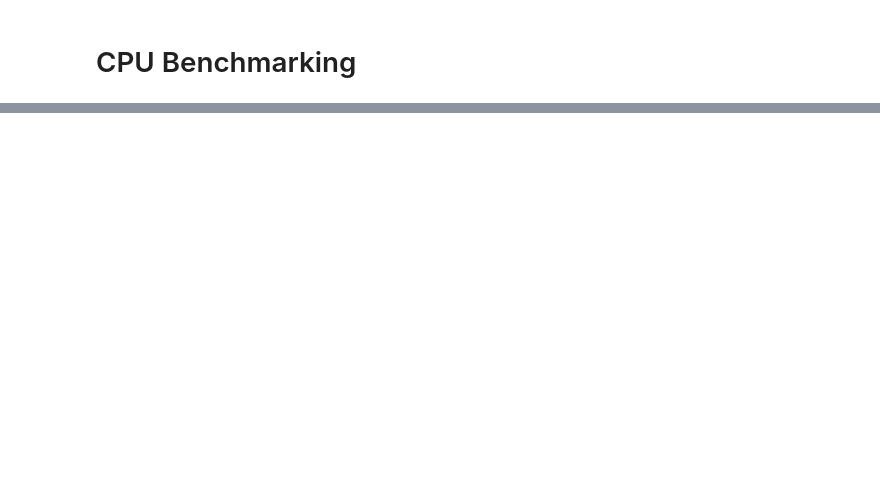
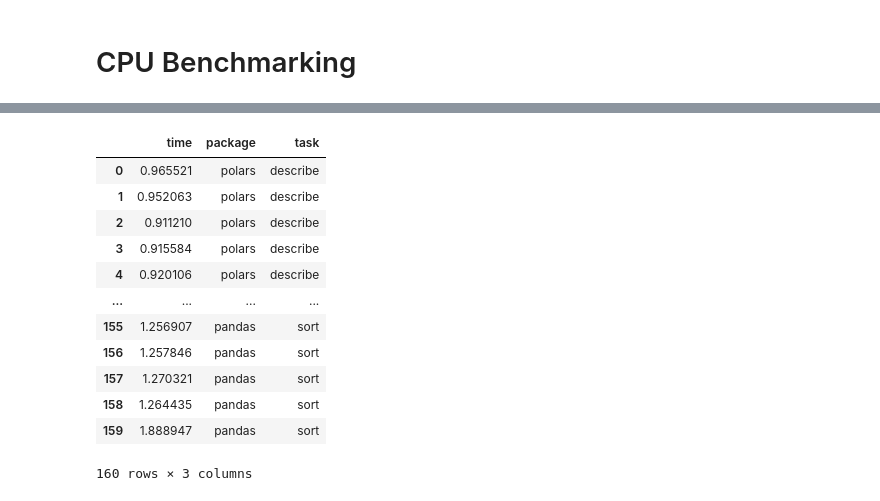
Before and after one commit to gox6/colab-demos, a Jupyter notebook: data-science-stack/polars-a-modern-dataframe-library.ipynb, the cells around one changed output, grey strips where cells are left out. Drawn from its saved outputs; the diff is of its cells as text; code cells hidden in the pictures; blank space fills up the shorter version.

Commit message:
Benchmark for Colab

```diff
--- a/data-science-stack/polars-a-modern-dataframe-library.ipynb
+++ b/data-science-stack/polars-a-modern-dataframe-library.ipynb
@@ -311,0 +306,16 @@ fig.show()
+# %%
+benchmark.to_pandas()
+# %% [output]
+|  | time | package | task |
+| 0 | 0.965521 | polars | describe |
+| 1 | 0.952063 | polars | describe |
+| 2 | 0.911210 | polars | describe |
+| 3 | 0.915584 | polars | describe |
+| 4 | 0.920106 | polars | describe |
+| ... | ... | ... | ... |
+| 155 | 1.256907 | pandas | sort |
+| 156 | 1.257846 | pandas | sort |
+| 157 | 1.270321 | pandas | sort |
+| 158 | 1.264435 | pandas | sort |
+| 159 | 1.888947 | pandas | sort |
+160 rows × 3 columns
```
Also changed, not shown: parts of 7 cells of this notebook.
